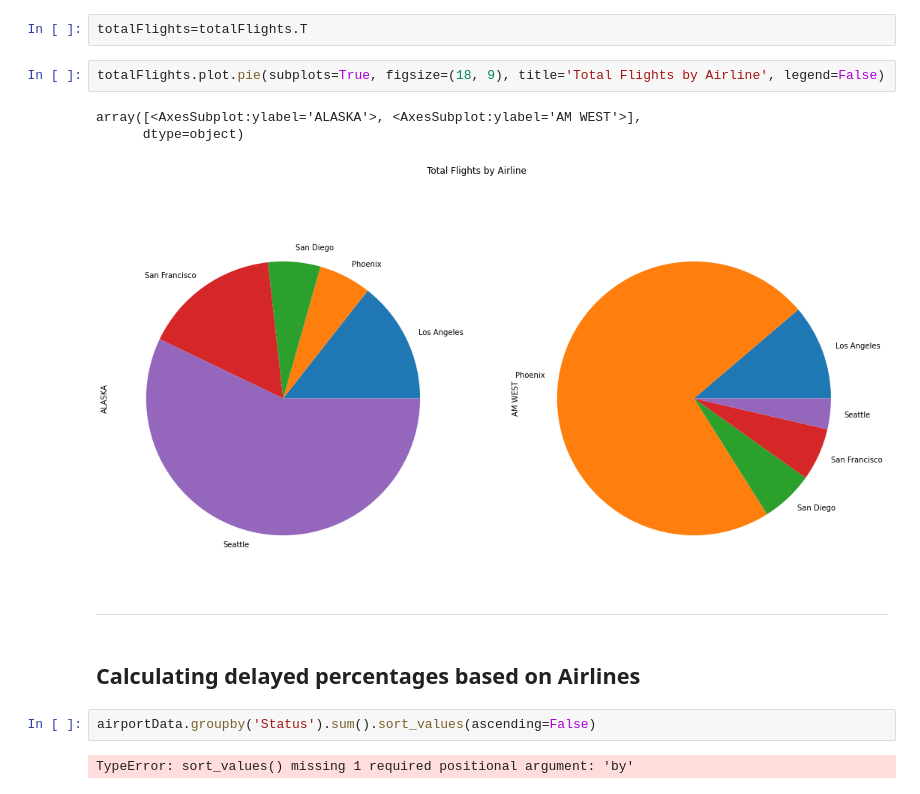
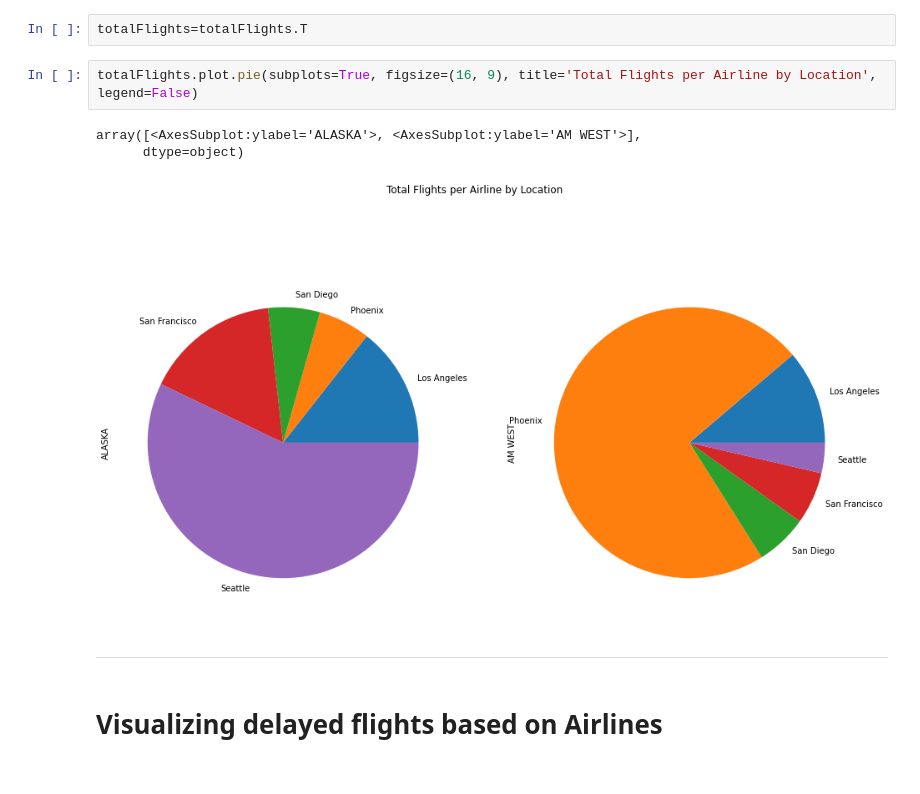
Before and after one commit to alexander-waite/IS362_Project1, a Jupyter notebook: Project One reference - Due September 19th.ipynb, the cells around one changed output. Cells and saved outputs as stored; diff of their text form.

```diff
--- a/Project One reference - Due September 19th.ipynb
+++ b/Project One reference - Due September 19th.ipynb
@@ -78,16 +89,12 @@ totalFlights
 # %%
 totalFlights=totalFlights.T
 # %%
-totalFlights.plot.pie(subplots=True, figsize=(18, 9), title='Total Flights by Airline', legend=False)
+totalFlights.plot.pie(subplots=True, figsize=(16, 9), title='Total Flights per Airline by Location', legend=False)
 # %% [output]
 array([<AxesSubplot:ylabel='ALASKA'>, <AxesSubplot:ylabel='AM WEST'>],
       dtype=object)
-[figure, old version]
+[figure, new version]
 # %% [markdown]
 ___
 # %% [markdown]
-## Calculating delayed percentages based on Airlines
+# Visualizing delayed flights based on Airlines
-# %%
-airportData.groupby('Status').sum().sort_values(ascending=False)
-# %% [output]
-TypeError: sort_values() missing 1 required positional argument: 'by'
```
Also changed, not shown: parts of 29 cells of this notebook.
